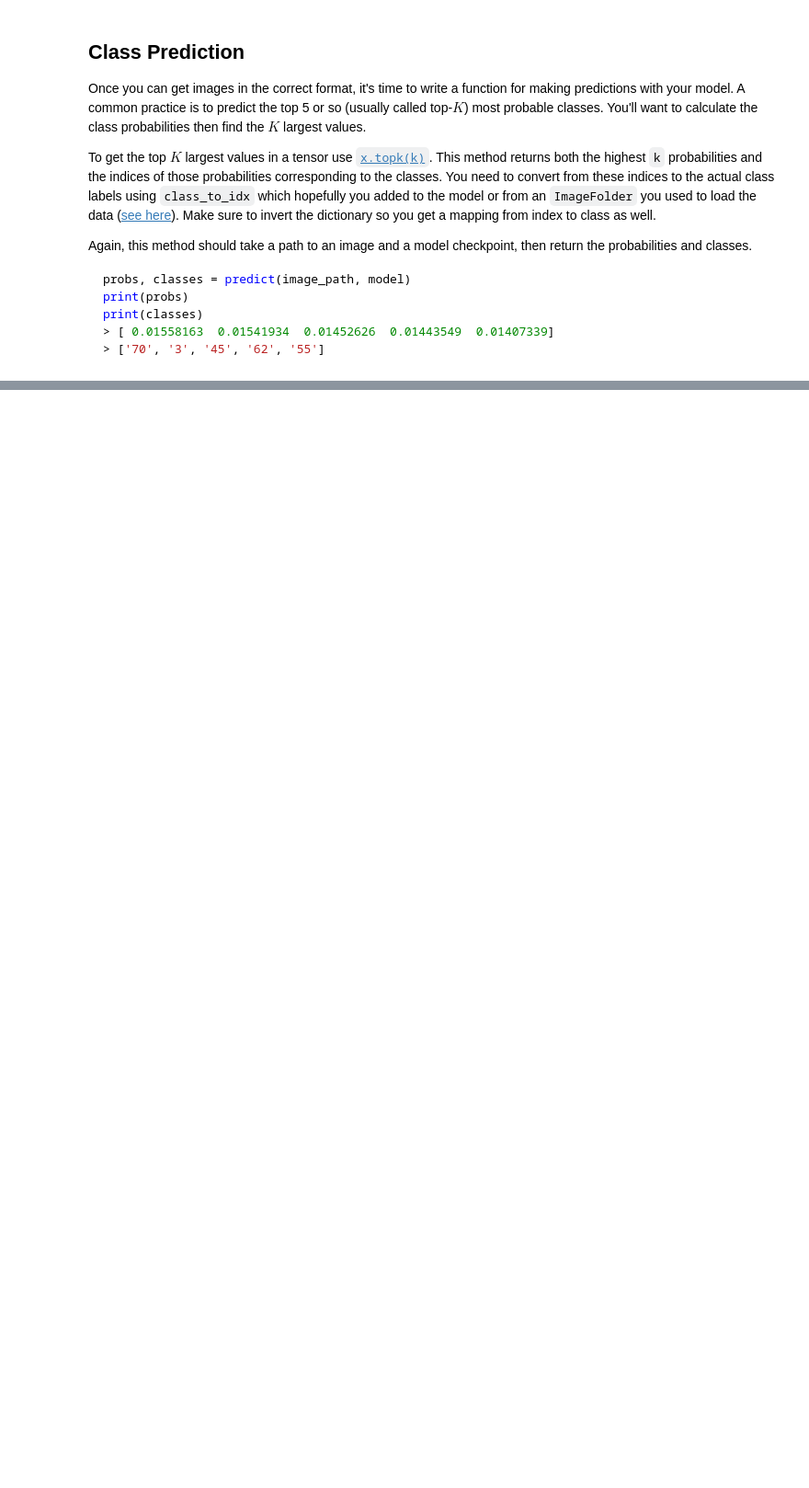
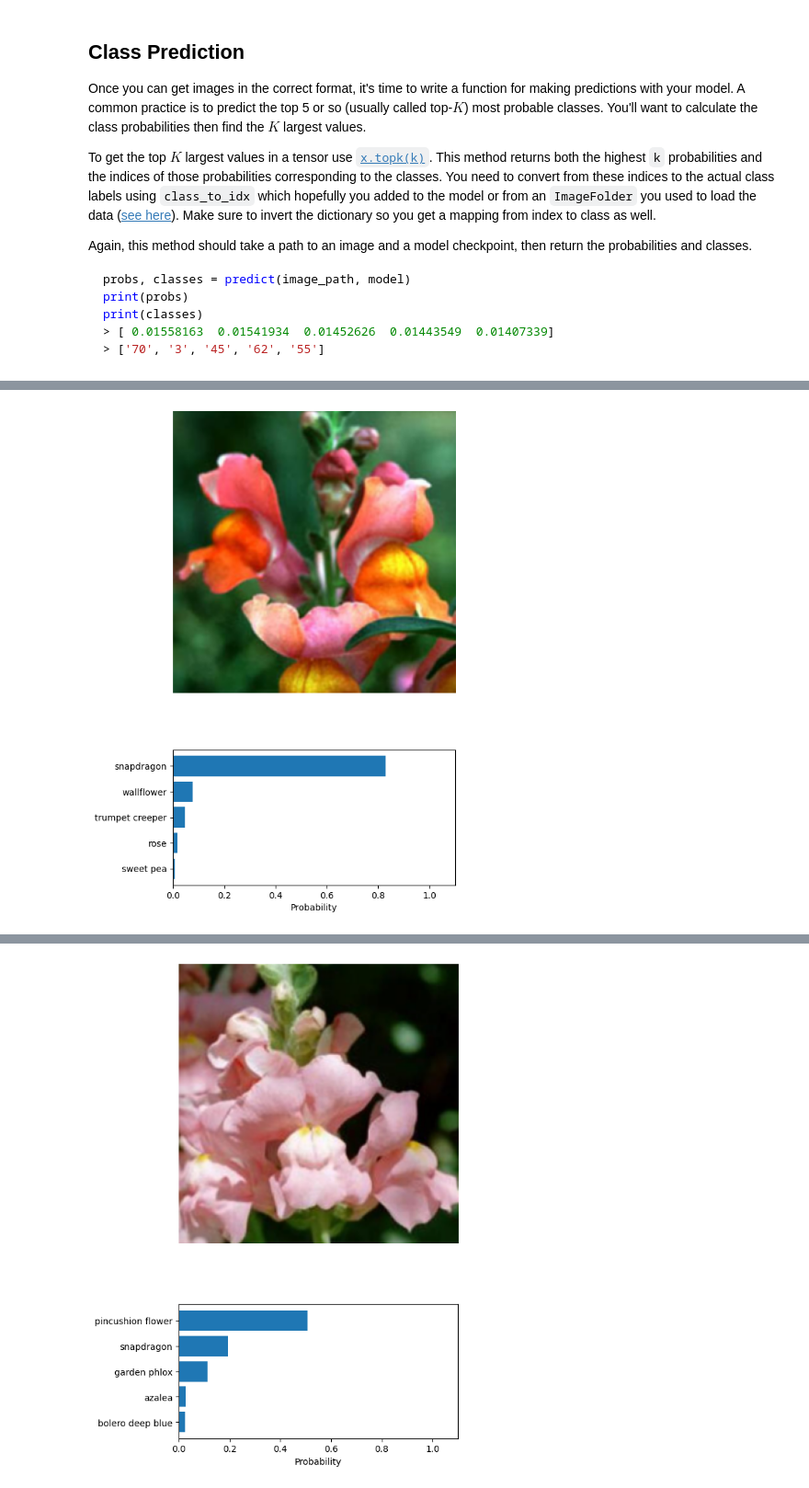
Before and after one commit to KaanRF/aipnd-project, a Jupyter notebook: Image Classifier Project.ipynb, the cells around one changed output, grey strips where cells are left out. Shown at 92% size. Cells and saved outputs as stored; diff of their text form; code cells hidden in the pictures; blank space fills up the shorter version.

```diff
--- a/Image Classifier Project.ipynb
+++ b/Image Classifier Project.ipynb
@@ -394,0 +461,36 @@ You can convert from the class integer encoding to actual flower names with the
+# %%
+# SECTION-6: Display an image along with the top 5 classes
+import json
+
+def display_prediction(image_path, model, class_to_idx, cat_to_name, topk=5):
+    # Get the predicted probabilities and classes
+    probs, classes = predict(image_path, model)
+
+    # Get the class labels
+    class_labels = [cat_to_name[class_] for class_ in classes]
+
+    # Plot the image and the bar graph
+    fig, (ax1, ax2) = plt.subplots(figsize=(6, 9), ncols=1, nrows=2)
+
+    # Plot the image
+    ax1.axis('off')
+    imshow(process_image(image_path), ax1, title="Image");
+
+    # Plot the bar graph
+    ax2.barh(np.arange(topk), probs)
+    ax2.set_aspect(0.1)
+    ax2.set_yticks(np.arange(topk))
+    ax2.set_yticklabels(class_labels)
+    ax2.set_xlim(0, 1.1)
+    ax2.invert_yaxis()
+    ax2.set_xlabel('Probability')
+
+    plt.tight_layout()
+    plt.show()
+
+
+image_paths = ['flowers/train/11/image_03101.jpg', 'flowers/train/11/image_03099.jpg', 'flowers/train/90/image_04418.jpg']
+
+for image_path in image_paths:
+    display_prediction(image_path, model, model.class_to_idx, cat_to_name)
+# %% [output]
@@ -394,0 +498 @@ You can convert from the class integer encoding to actual flower names with the
+[figure, added]
@@ -394,0 +500 @@ You can convert from the class integer encoding to actual flower names with the
+[figure, added]
```
Also changed, not shown: parts of 11 cells of this notebook.
